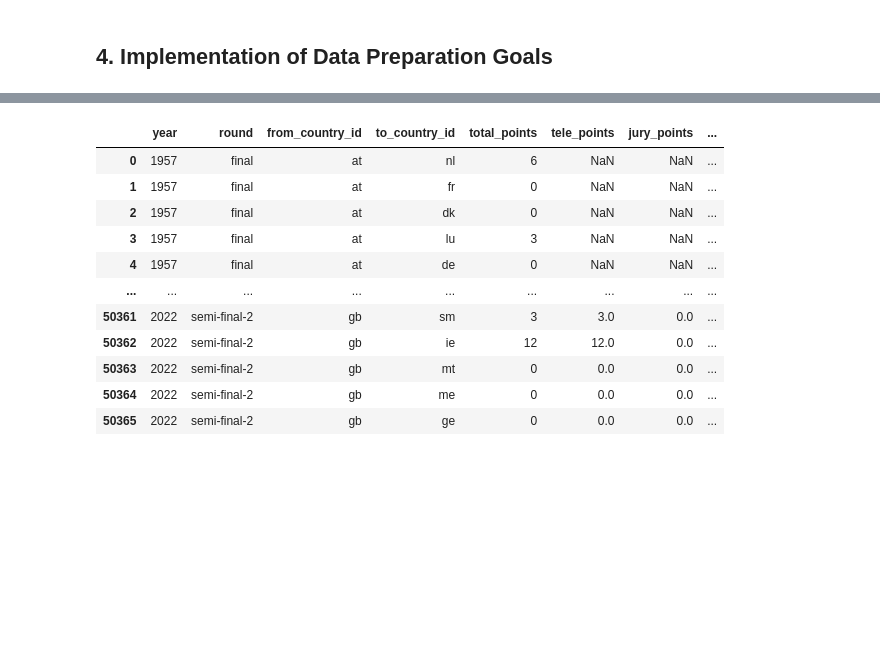
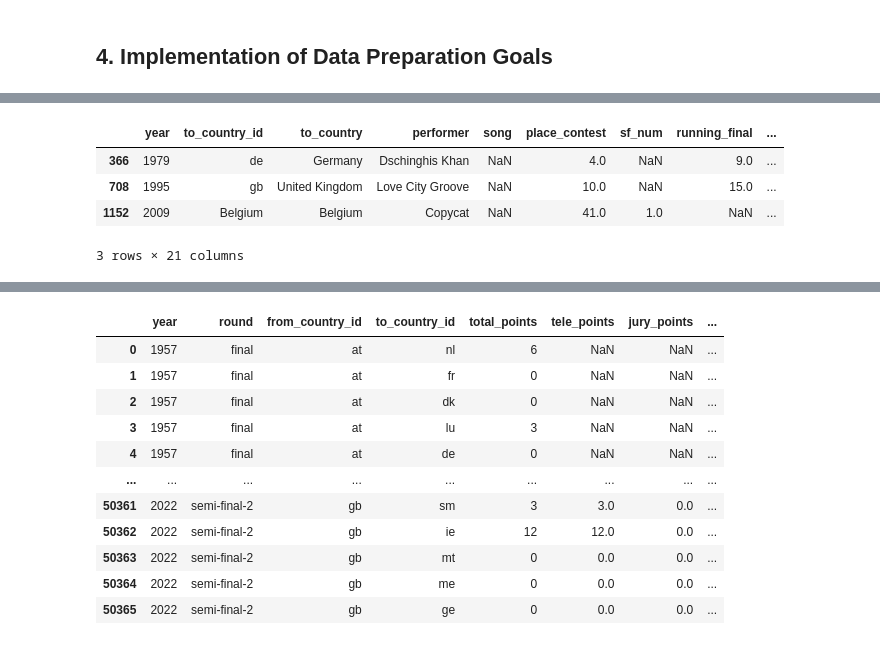
Before and after one commit to mikfre1/Eurotrash, a Jupyter notebook: data_review.ipynb, the cells around one changed output, grey strips where cells are left out. Drawn from its saved outputs; the diff is of its cells as text; code cells hidden in the pictures; blank space fills up the shorter version.

```diff
--- a/data_review.ipynb
+++ b/data_review.ipynb
@@ -324,0 +342,12 @@ To visualize and model with these datasets, we need the following processes:
+# %%
+contestant_df_filled = contestant_df.copy()
+# Fix missing Song Titles
+missing_songs = contestant_df_cleaning[contestant_df_cleaning['song'].isna()].copy()
+contestant_df_cleaning.loc[:, 'song'] = contestant_df_cleaning['song'].fillna(contestant_df_cleaning['performer'])
+missing_songs
+# %% [output]
+|  | year | to_country_id | to_country | performer | song | place_contest | sf_num | running_final | ... |
+| 366 | 1979 | de | Germany | Dschinghis Khan | NaN | 4.0 | NaN | 9.0 | ... |
+| 708 | 1995 | gb | United Kingdom | Love City Groove | NaN | 10.0 | NaN | 15.0 | ... |
+| 1152 | 2009 | Belgium | Belgium | Copycat | NaN | 41.0 | 1.0 | NaN | ... |
+3 rows × 21 columns
```
Also changed, not shown: parts of 12 cells of this notebook.
